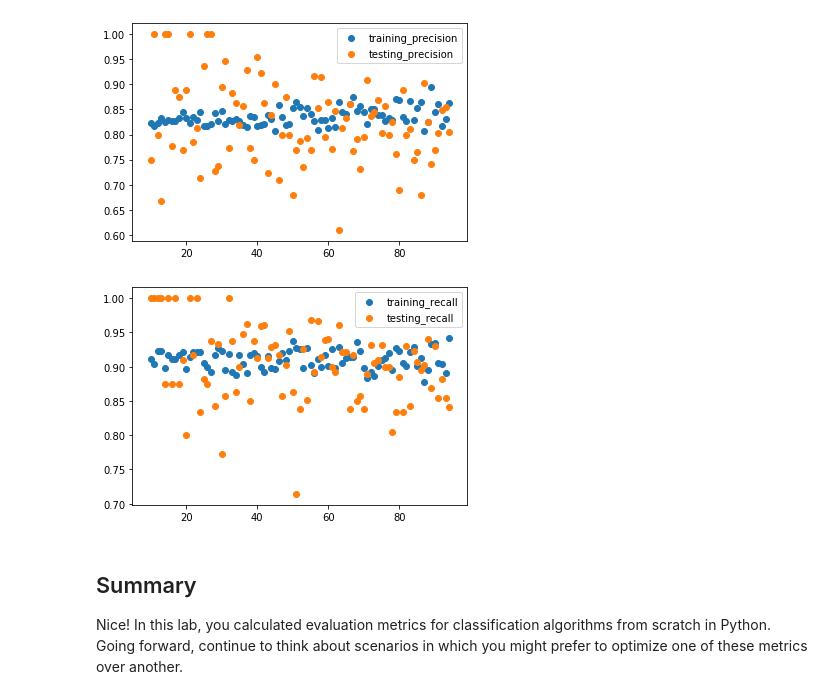
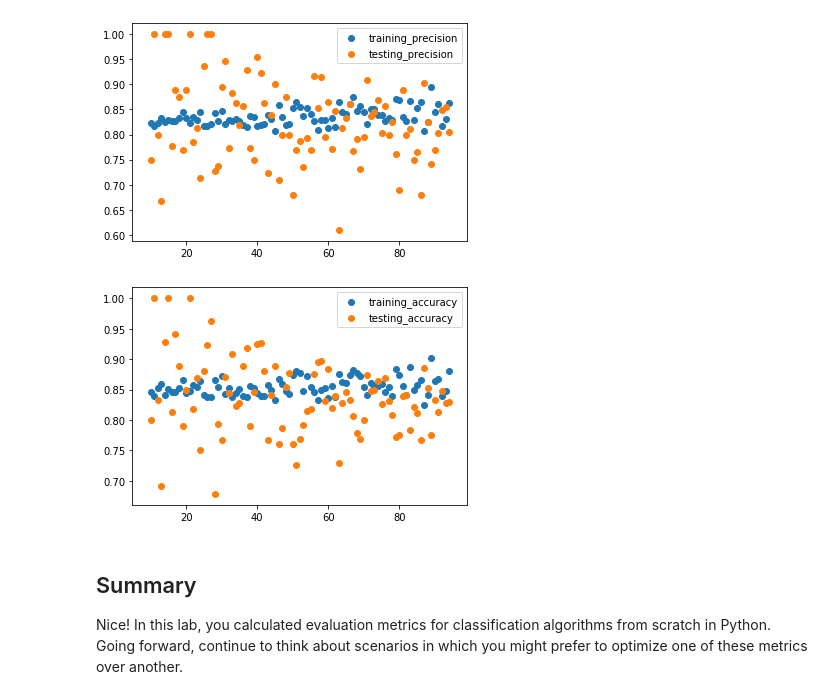
Before and after one commit to polyglottraveler/dsc-evaluating-logistic-regression-models-lab-hbs-ds-060120, a Jupyter notebook: index.ipynb, the cells around one changed output. Drawn from its saved outputs; the diff is of its cells as text; code cells hidden in the pictures.

```diff
--- a/index.ipynb
+++ b/index.ipynb
@@ -237,12 +237,12 @@ plt.show()
 # %%
 # Train and test recall
 
-plt.scatter(list(range(10, 95)), training_accuracy, label='training_accura')
-plt.scatter(list(range(10, 95)), testing_accuracy, label='testing_recall')
+plt.scatter(list(range(10, 95)), training_accuracy, label='training_accuracy')
+plt.scatter(list(range(10, 95)), testing_accuracy, label='testing_accuracy')
 plt.legend()
 plt.show()
 # %% [output]
-[figure, old version]
+[figure, new version]
 # %%
 # Train and test accuracy
 
```
